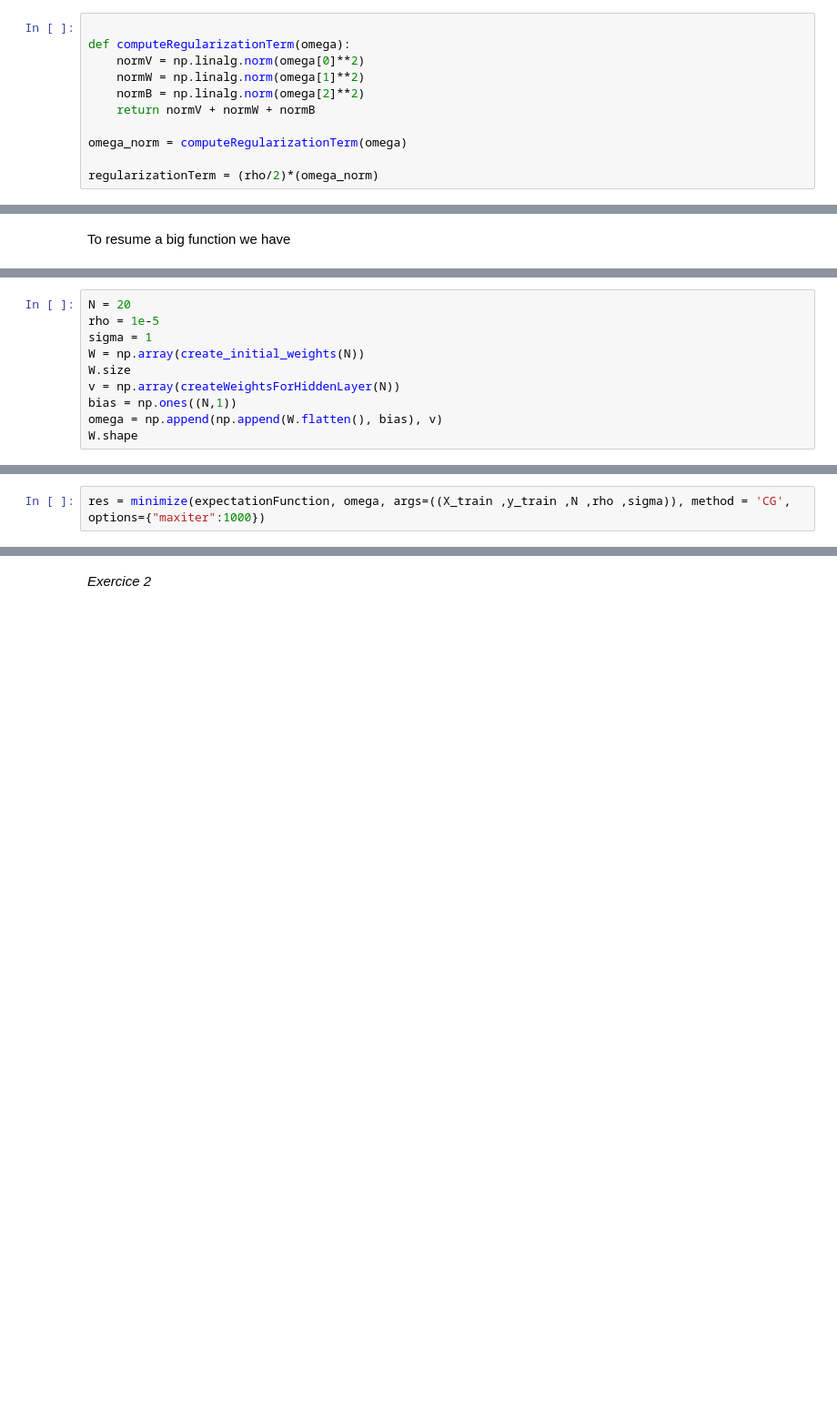
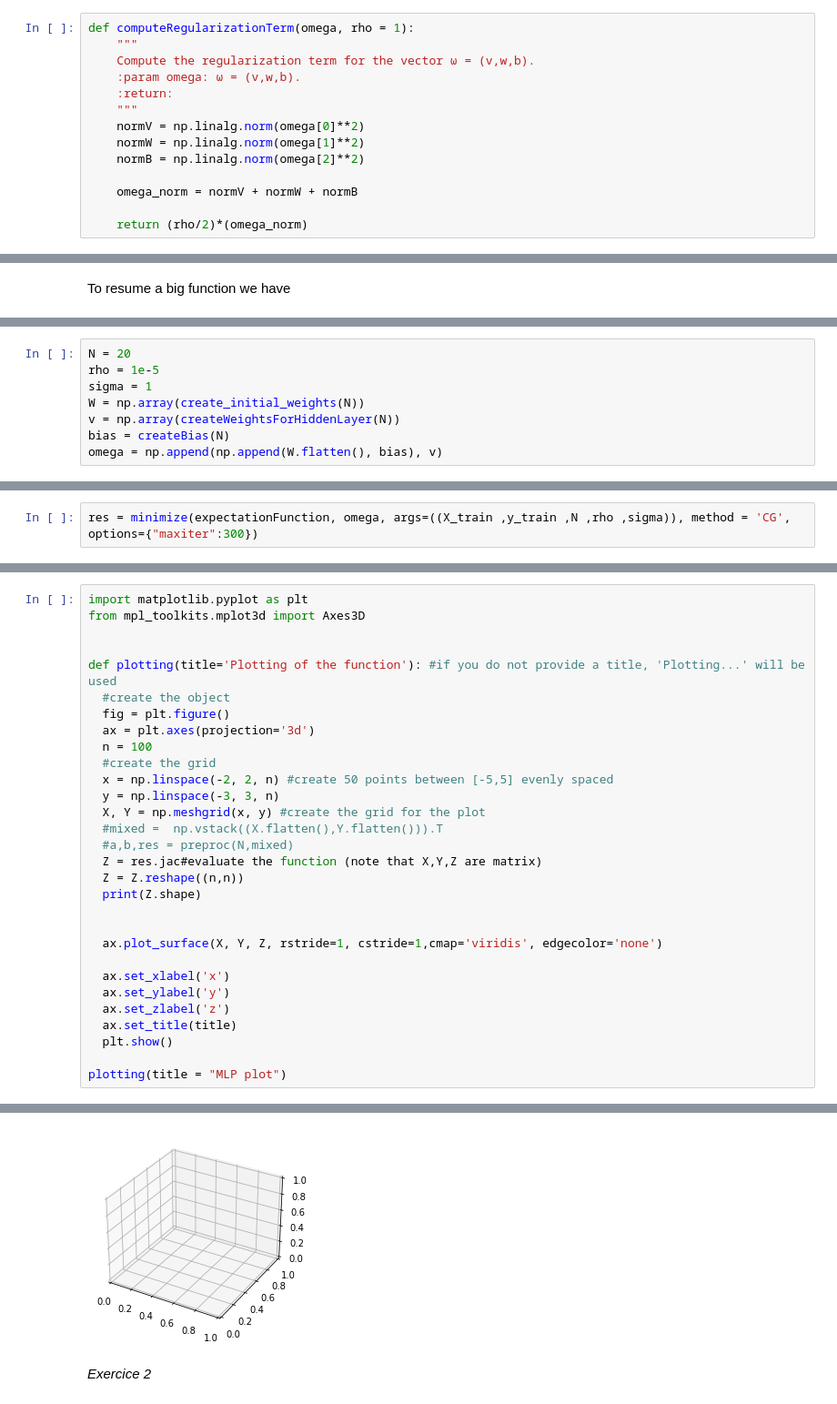
Before and after one commit to joonasrooben/OMML_JAB, a Jupyter notebook: OMML_projet_1.ipynb, the cells around one changed output, grey strips where cells are left out. Shown: that part at 91% size. Cells and saved outputs as stored; diff of their text form; blank space fills up the shorter version.

```diff
--- a/OMML_projet_1.ipynb
+++ b/OMML_projet_1.ipynb
@@ -159,11 +162,14 @@ omega = [v, weightsW, bias]
 # %%
-
-def computeRegularizationTerm(omega):
+def computeRegularizationTerm(omega, rho = 1):
+    """
+    Compute the regularization term for the vector ω = (v,w,b).
+    :param omega: ω = (v,w,b).
+    :return:
+    """
     normV = np.linalg.norm(omega[0]**2)
     normW = np.linalg.norm(omega[1]**2)
     normB = np.linalg.norm(omega[2]**2)
-    return normV + normW + normB
 
-omega_norm = computeRegularizationTerm(omega)
+    omega_norm = normV + normW + normB
 
-regularizationTerm = (rho/2)*(omega_norm)
+    return (rho/2)*(omega_norm)
@@ -211,8 +213,6 @@ N = 20
 rho = 1e-5
 sigma = 1
 W = np.array(create_initial_weights(N))
-W.size
 v = np.array(createWeightsForHiddenLayer(N))
-bias = np.ones((N,1))
+bias = createBias(N)
 omega = np.append(np.append(W.flatten(), bias), v)
-W.shape
@@ -225,5 +223,5 @@ expectationFunction(omega, X_train ,y_train ,N ,rho ,sigma)
 # %%
-res = minimize(expectationFunction, omega, args=((X_train ,y_train ,N ,rho ,sigma)), method = 'CG', options={"maxiter":1000})
+res = minimize(expectationFunction, omega, args=((X_train ,y_train ,N ,rho ,sigma)), method = 'CG', options={"maxiter":300})
 # %%
 print(res)
 # %% [output]
@@ -246,0 +245,31 @@ print(res)
+# %%
+import matplotlib.pyplot as plt
+from mpl_toolkits.mplot3d import Axes3D
+
+
+def plotting(title='Plotting of the function'): #if you do not provide a title, 'Plotting...' will be used
+  #create the object
+  fig = plt.figure()
+  ax = plt.axes(projection='3d')
+  n = 100
+  #create the grid
+  x = np.linspace(-2, 2, n) #create 50 points between [-5,5] evenly spaced
+  y = np.linspace(-3, 3, n)
+  X, Y = np.meshgrid(x, y) #create the grid for the plot
+  #mixed =  np.vstack((X.flatten(),Y.flatten())).T
+  #a,b,res = preproc(N,mixed)
+  Z = res.jac#evaluate the function (note that X,Y,Z are matrix)
+  Z = Z.reshape((n,n))
+  print(Z.shape)
+
+
+  ax.plot_surface(X, Y, Z, rstride=1, cstride=1,cmap='viridis', edgecolor='none')
+
+  ax.set_xlabel('x')
+  ax.set_ylabel('y')
+  ax.set_zlabel('z')
+  ax.set_title(title)
+  plt.show()
+
+plotting(title = "MLP plot")
+# %% [output]
@@ -247,3 +277,4 @@ print(res)
+[figure, added]
 # %% [markdown]
 *Exercice 2*
 # %%
```
Also changed, not shown: parts of 33 cells of this notebook, 1 other file.
